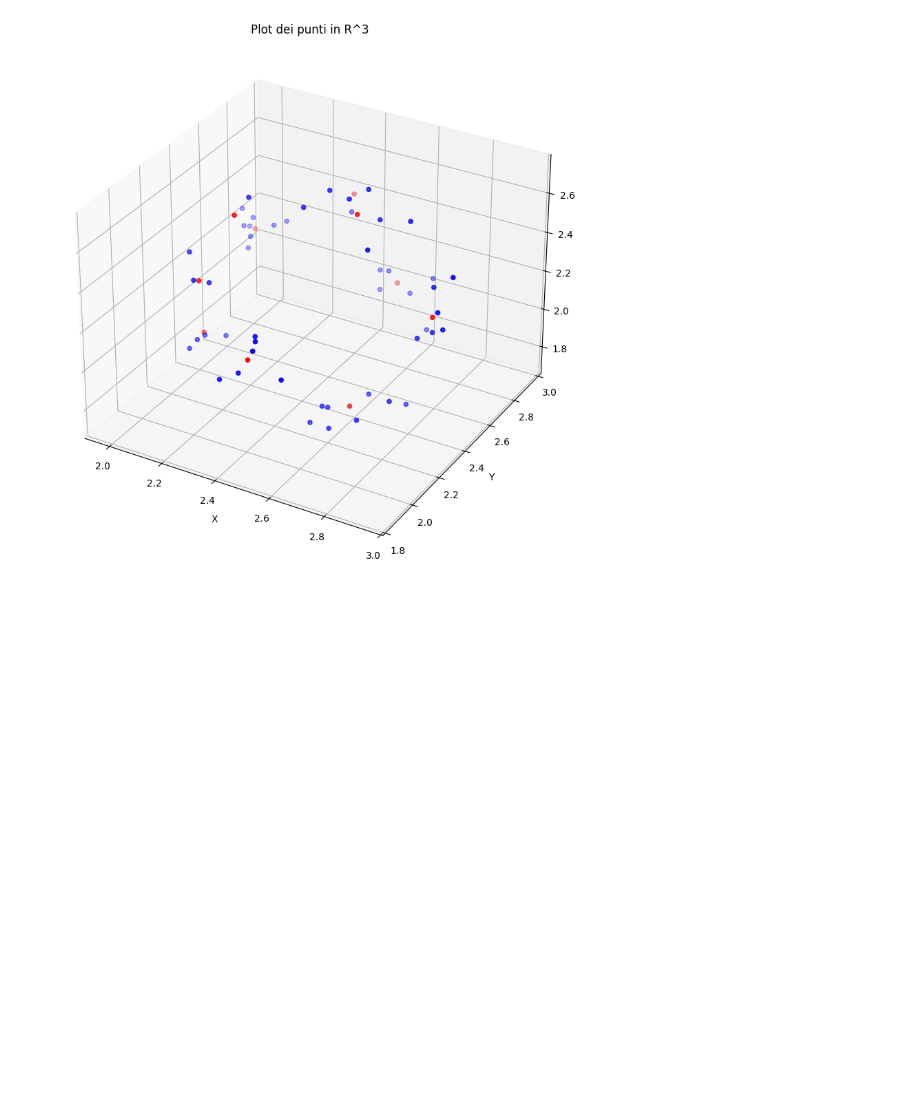
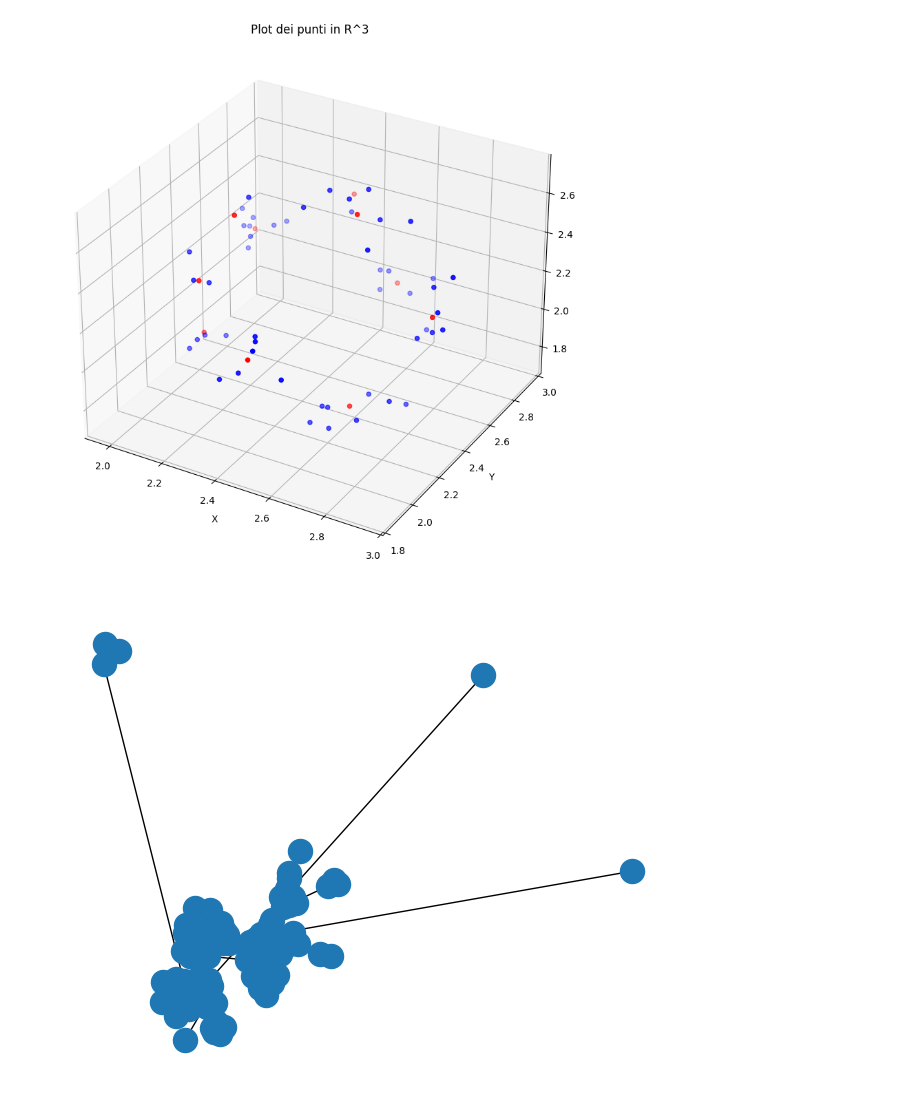
Before and after one commit to FranceGuad2002/Statistical-Machine-Learning-Fall-2024-, a Jupyter notebook: fina_wasserstein.ipynb, the cells around one changed output. Drawn from its saved outputs; the diff is of its cells as text; code cells hidden in the pictures; blank space fills up the shorter version.

```diff
--- a/fina_wasserstein.ipynb
+++ b/fina_wasserstein.ipynb
@@ -232,3 +248,14 @@ embed_s, embed_t, T, correspondence, total_loss = GWL_simple(C_s, C_t, M_s, M_t,
 print_embeddings_one(embed_s, embed_t)
 # %% [output]
 [figure]
+# %%
+G_s = nx.barabasi_albert_graph(100, 1, seed = 43)
+for (u,v) in G_s.edges():
+    G_s.edges[u,v]["weight"] = np.random.randint(50)
+G_t = make_noise(G_s,50)
+ba_s = nx.adjacency_matrix(G_s).todense()
+ba_t = nx.adjacency_matrix(G_t).todense()
+# %%
+nx.draw(G_s)
+# %% [output]
+[figure, added]
```
Also changed, not shown: parts of 8 cells of this notebook.
